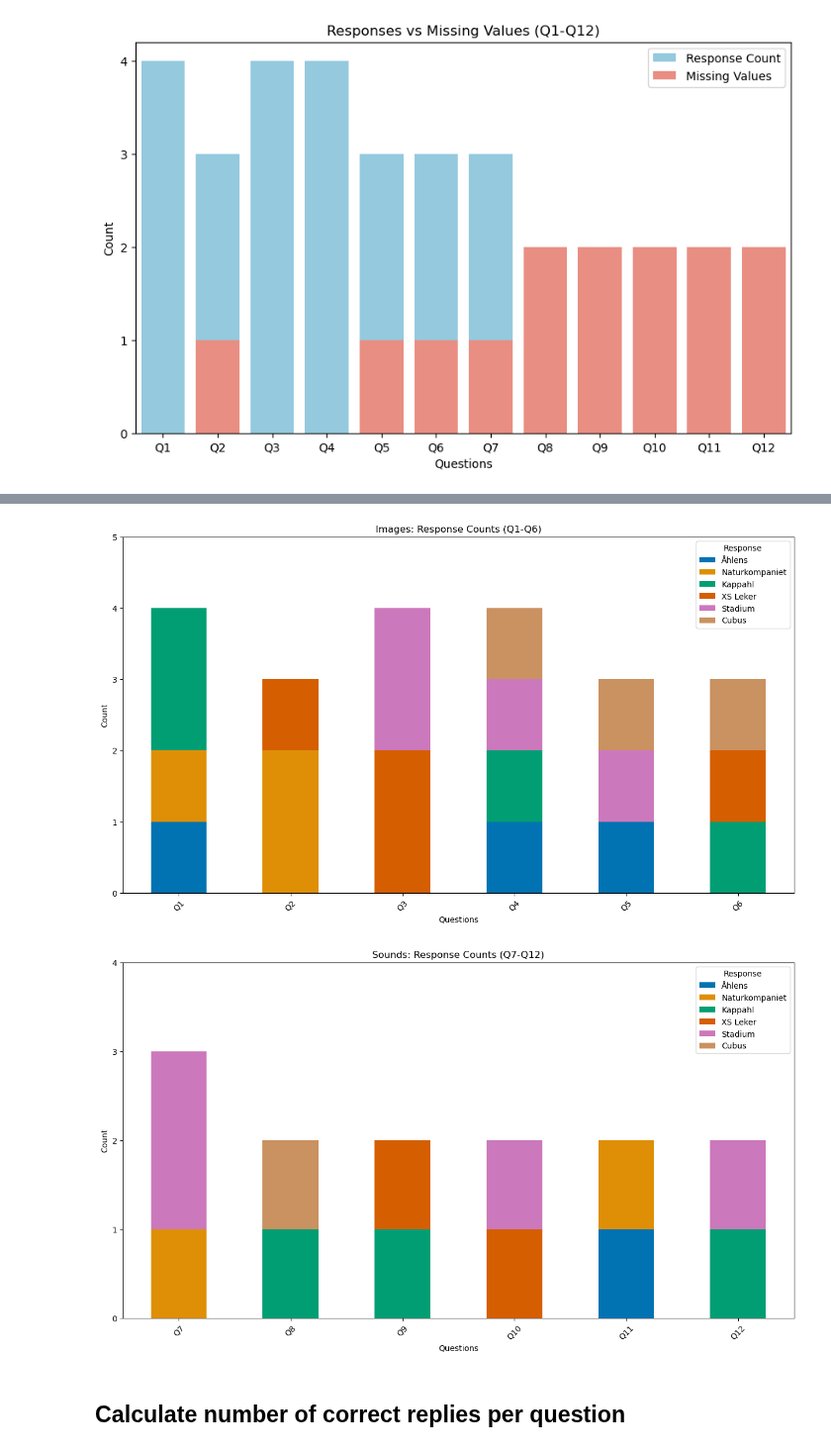
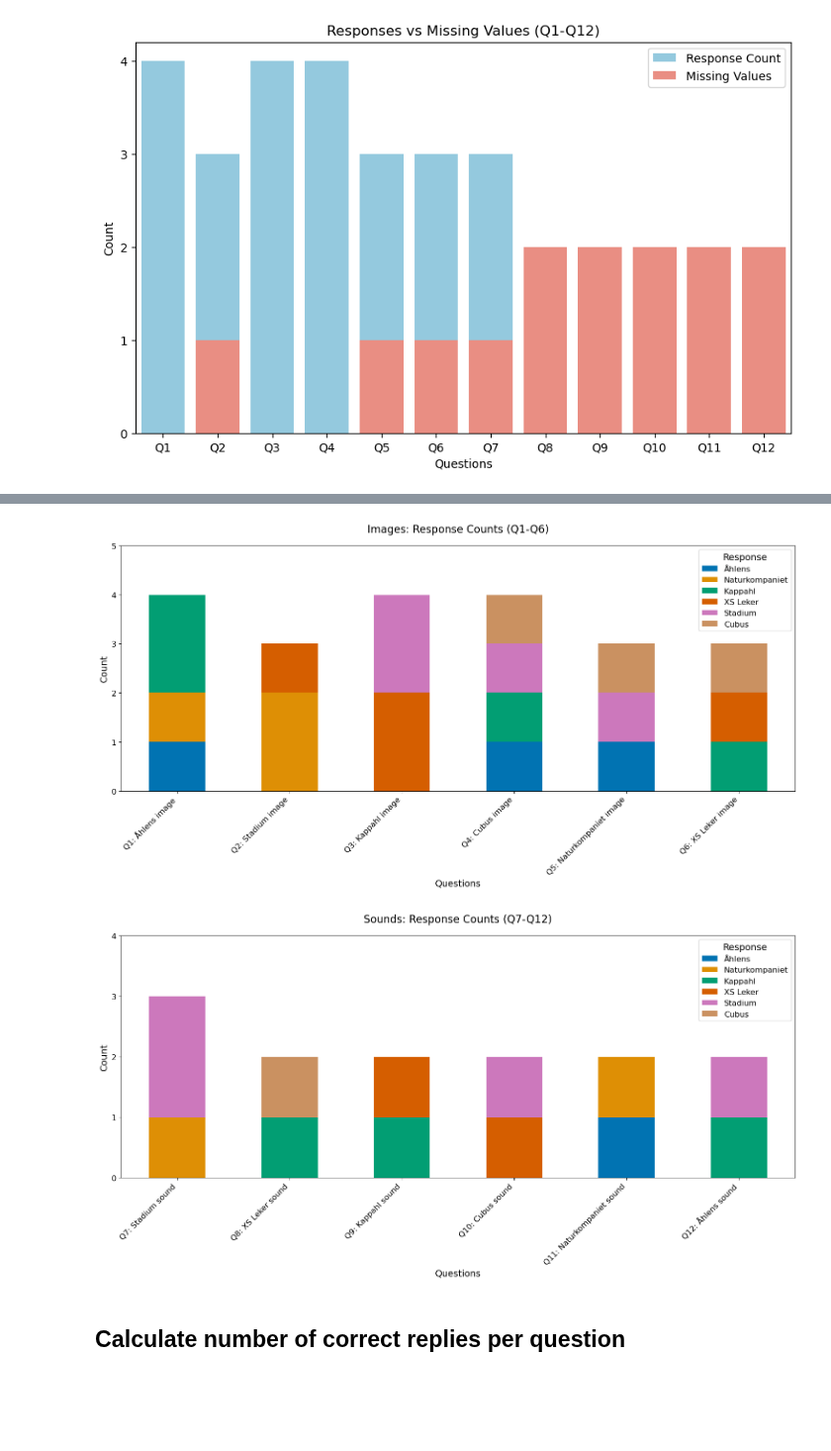
Before and after one commit to emmenru/Music-AI-workshop, a Jupyter notebook: chi-square-tester.ipynb, the cells around one changed output, grey strips where cells are left out. Shown at 99% size. Cells and saved outputs as stored; diff of their text form; code cells hidden in the pictures; blank space fills up the shorter version.

Commit message:
Saved plots as figs

```diff
--- a/chi-square-tester.ipynb
+++ b/chi-square-tester.ipynb
@@ -187,29 +241,58 @@ plot_questions(df_sounds, "Sounds: Response Counts (Q7-Q12)")
 # %%
-# Stacked bar plots
-def plot_stacked_bar(df_subset, title):
-  # Calculate value counts for each question (column) and fill NaNs with 0
-  response_counts = df_subset.apply(pd.Series.value_counts).fillna(0).T
-  response_counts = response_counts.reindex(columns=unique_categories, fill_value=0)
-  response_counts.plot(kind='bar', stacked=True, figsize=(15, 8), color=color_map.values())
-  plt.title(title)
-  plt.xlabel("Questions")
-  plt.ylabel("Count")
-  plt.xticks(rotation=45)
-  plt.ylim(0, response_counts.sum(axis=1).max() + 1)  # Set y-axis limit
-  plt.gca().yaxis.set_major_locator(plt.MaxNLocator(integer=True))  # Only show integer ticks on y-axis
-  plt.legend(title="Response", loc='upper right')
-  plt.show()
+def plot_stacked_bar(df_subset, title, label_dict=correct_answers_dict, output_dir='plots/stacked_bars'):
+    # Create directory if it doesn't exist
+    if not os.path.exists(output_dir):
+        os.makedirs(output_dir)
+
+    # Create figure
+    fig, ax = plt.subplots(figsize=(15, 8))
+
+    # Calculate value counts for each question and fill NaNs with 0
+    response_counts = df_subset.apply(pd.Series.value_counts).fillna(0).T
+    response_counts = response_counts.reindex(columns=unique_categories, fill_value=0)
+
+    # Create plot
+    response_counts.plot(kind='bar', stacked=True, ax=ax, color=color_map.values())
+
+    # Set title with larger font
+    plt.title(title, fontsize=16, pad=20)
+
+    # Set axis labels with larger font
+    plt.xlabel("Questions", fontsize=14)
+    plt.ylabel("Count", fontsize=14)
+
+    # Set x-axis labels combining question number and description
+    x_labels = [f"{col}: {label_dict[col]}" for col in df_subset.columns]
+    ax.set_xticklabels(x_labels, rotation=45, ha='right', fontsize=12)  # Increased tick label size
+
+    # Increase y-axis tick label size
+    ax.tick_params(axis='y', labelsize=12)
+
+    plt.ylim(0, response_counts.sum(axis=1).max() + 1)  # Set y-axis limit
+    plt.gca().yaxis.set_major_locator(plt.MaxNLocator(integer=True))  # Only show integer ticks
+
+    # Set legend with larger font
+    plt.legend(title="Response", loc='upper right', fontsize=12)  # Increase legend text size
+    ax.get_legend().set_title("Response", prop={'size': 14})  # Increase legend title size
+
+    # Adjust layout and save
+    plt.tight_layout()
+    filename = f"{output_dir}/{title.lower().replace(' ', '_').replace(':', '')}.png"
+    plt.savefig(filename, dpi=300, bbox_inches='tight')
+
+    plt.show()
+    plt.close()
 
 # Plot Q1-Q6
 df_images = df[['Q1', 'Q2', 'Q3', 'Q4', 'Q5', 'Q6']]
 plot_stacked_bar(df_images, "Images: Response Counts (Q1-Q6)")
 
 # Plot Q7-Q12
 df_sounds = df[['Q7', 'Q8', 'Q9', 'Q10', 'Q11', 'Q12']]
 plot_stacked_bar(df_sounds, "Sounds: Response Counts (Q7-Q12)")
 # %% [output]
-[figure, old version]
+[figure, new version]
-[figure, old version]
+[figure, new version]
 # %% [markdown]
 ## Calculate number of correct replies per question
 # %% [markdown]
```
Also changed, not shown: parts of 6 cells of this notebook, 20 other files.
